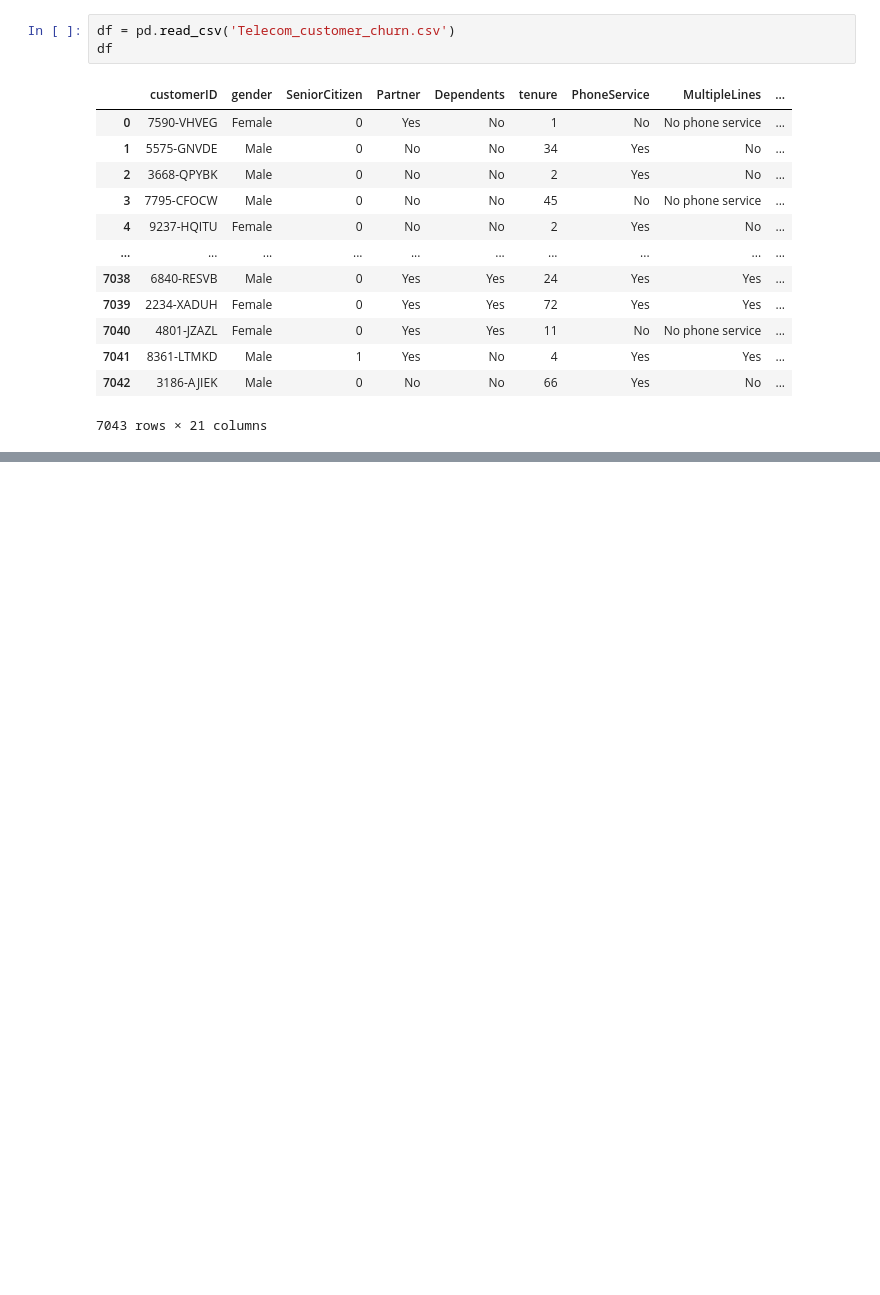
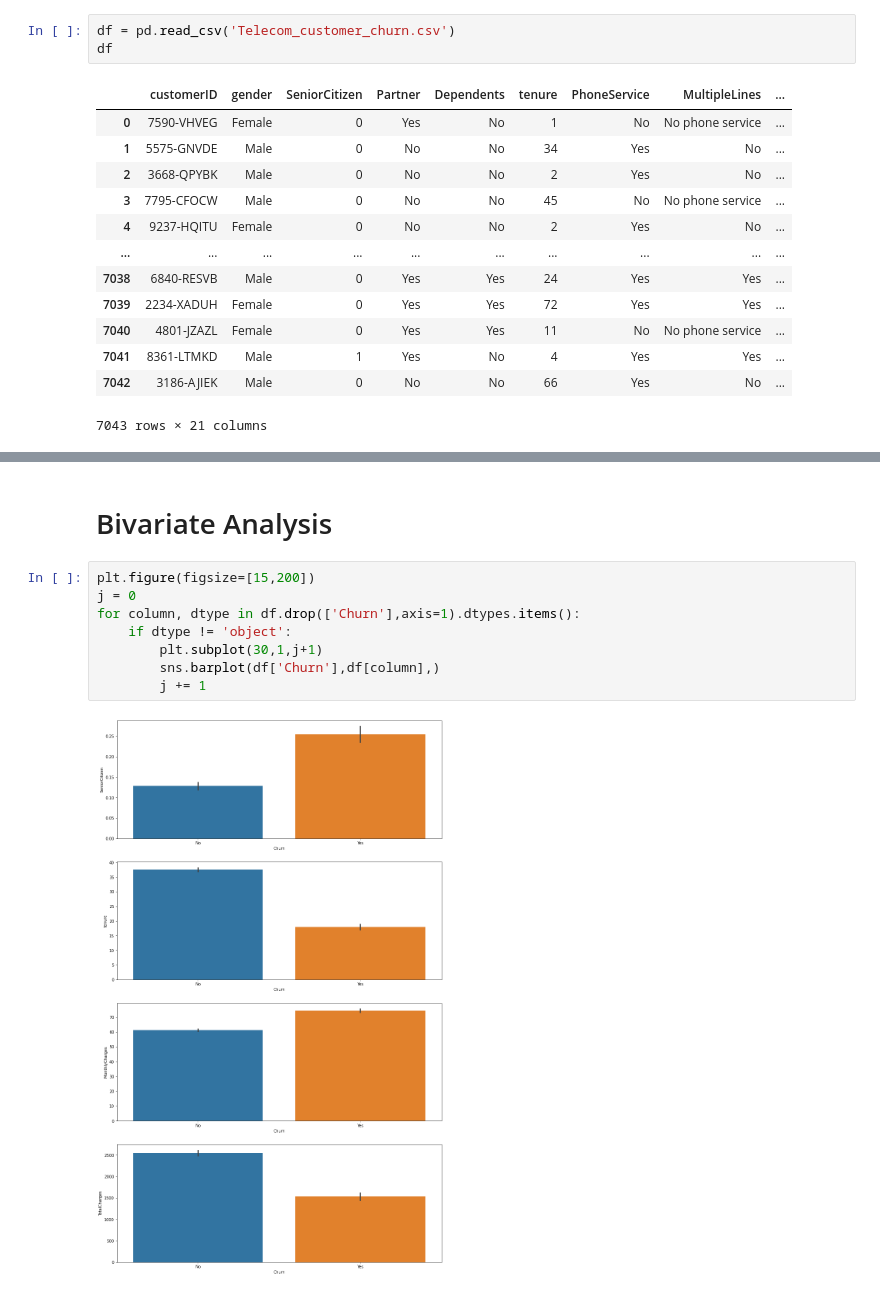
Before and after one commit to im-noob/internship-fliprobo, a Jupyter notebook: datatrained_projects/customer_churn_analysis/customer_churn_analysis.ipynb, the cells around one changed output, grey strips where cells are left out. Cells and saved outputs as stored; diff of their text form; blank space fills up the shorter version.

```diff
--- a/datatrained_projects/customer_churn_analysis/customer_churn_analysis.ipynb
+++ b/datatrained_projects/customer_churn_analysis/customer_churn_analysis.ipynb
@@ -19,0 +210,12 @@ df
+# %% [markdown]
+# Bivariate Analysis
+# %%
+plt.figure(figsize=[15,200])
+j = 0
+for column, dtype in df.drop(['Churn'],axis=1).dtypes.items():
+    if dtype != 'object':
+        plt.subplot(30,1,j+1)
+        sns.barplot(df['Churn'],df[column],)
+        j += 1
+# %% [output]
+[figure, added]
```
Also changed, not shown: parts of 41 cells of this notebook, 1 other file.
